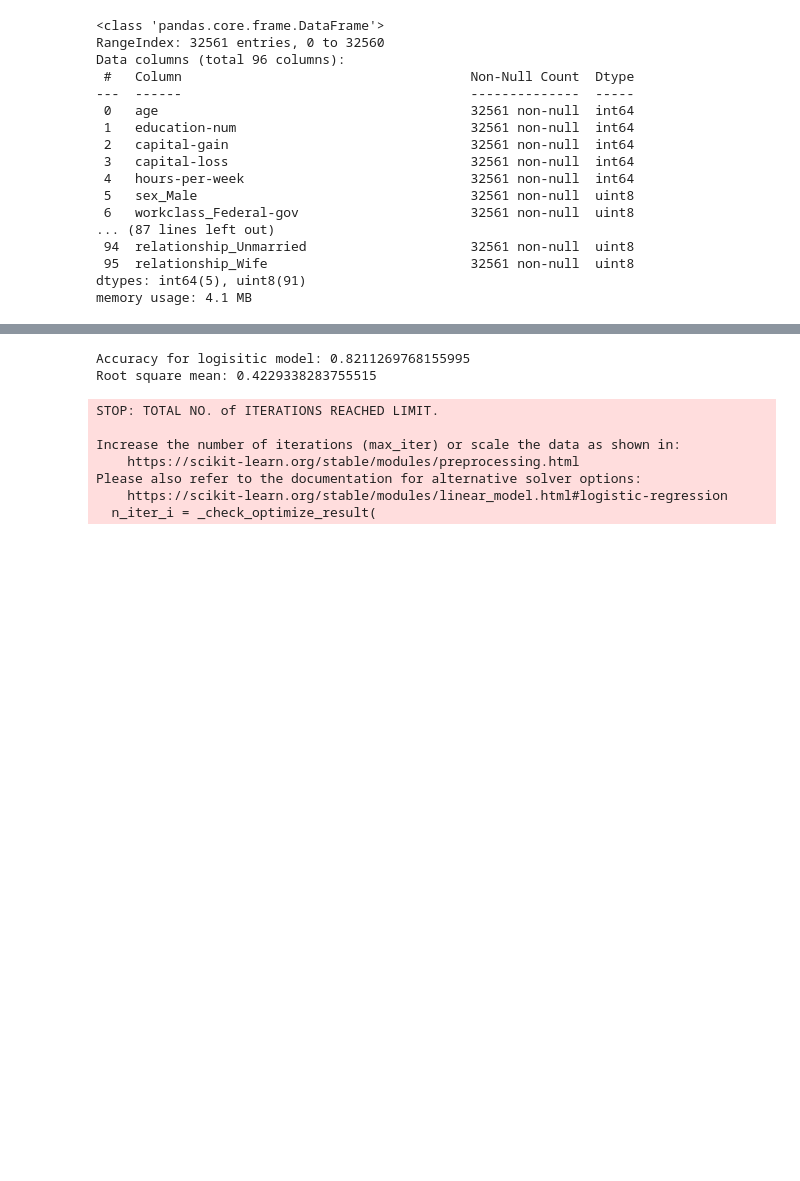
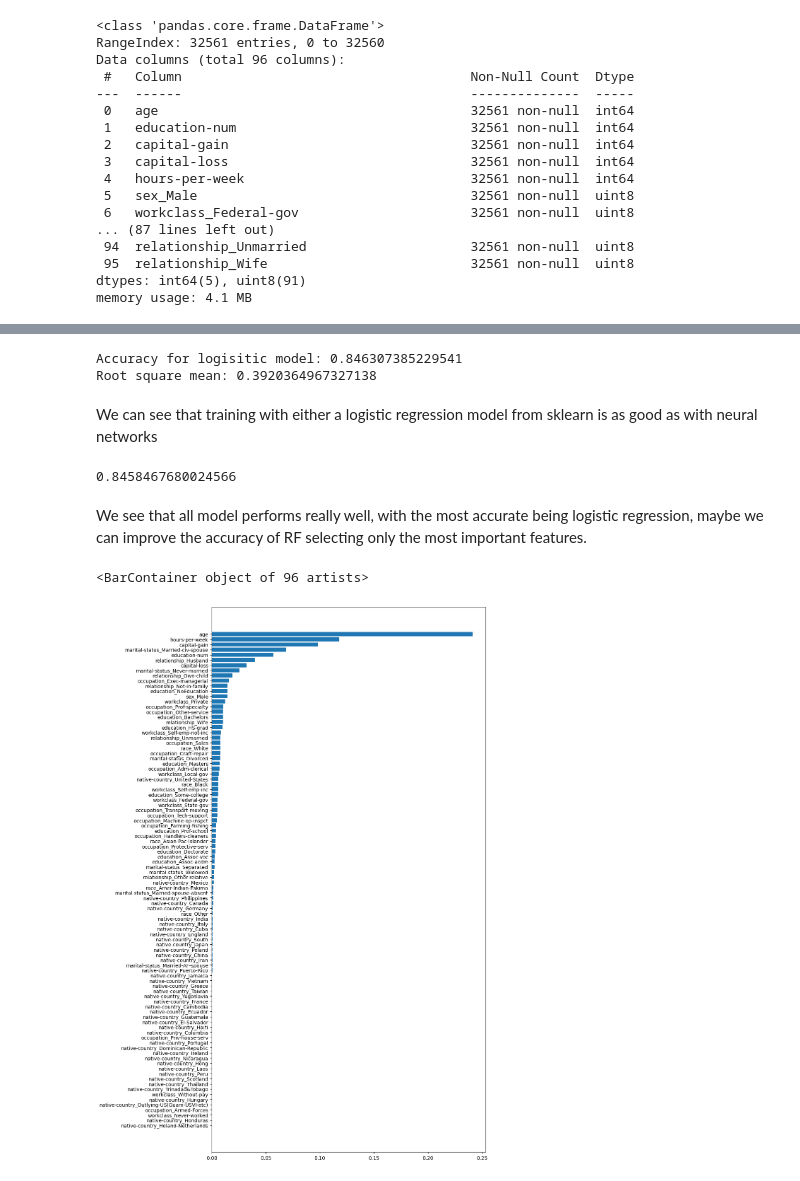
Before and after one commit to fujiemei04/ML, a Jupyter notebook: alta_data.ipynb, the cells around one changed output, grey strips where cells are left out. Cells and saved outputs as stored; diff of their text form; code cells hidden in the pictures; blank space fills up the shorter version.

```diff
--- a/alta_data.ipynb
+++ b/alta_data.ipynb
@@ -147,4 +148,6 @@ fit.
 # %%
+features = X.columns
+X_aux=X.copy()
 X = X.to_numpy()
 y = y.to_numpy()
 # %%
@@ -152,8 +155,9 @@ X_train, X_test, y_train, y_test = train_test_split(X, y, random_state=0, train_
 # %%
 model = Sequential([
     tf.keras.Input(shape=(96,)),
-    Dense(20,activation="sigmoid"),
+    Dense(20,activation="relu"),
     Dense(1,activation="sigmoid")
 
 ])
 model.compile(loss="binary_crossentropy",optimizer=tf.keras.optimizers.Adam(0.001),metrics=["accuracy"])
+model.fit(X_train,y_train,epochs=5)
@@ -179,17 +180,10 @@ score = model.evaluate(X_test,y_test)
 # %%
-model = LogisticRegression()
+model = LogisticRegression(max_iter=150,solver="newton-cg")
 model.fit(X_train, y_train)
 predictions = model.predict(X_test)
 rms = mean_squared_error(y_test, predictions, squared=False)
 print(f'Accuracy for logisitic model:', model.score(X_test, y_test))
 print(f'Root square mean:', rms)
 # %% [output]
-Accuracy for logisitic model: 0.8211269768155995
-Root square mean: 0.4229338283755515
+Accuracy for logisitic model: 0.846307385229541
+Root square mean: 0.3920364967327138
-STOP: TOTAL NO. of ITERATIONS REACHED LIMIT.
-
-Increase the number of iterations (max_iter) or scale the data as shown in:
-    https://scikit-learn.org/stable/modules/preprocessing.html
-Please also refer to the documentation for alternative solver options:
-    https://scikit-learn.org/stable/modules/linear_model.html#logistic-regression
-  n_iter_i = _check_optimize_result(
@@ -197,0 +190,18 @@ We can see that training with either a logistic regression model from sklearn is
+# %% [markdown]
+We can see that training with either a logistic regression model from sklearn is as good as with neural networks
+# %%
+model = RandomForestClassifier(n_estimators=200,criterion="entropy")
+model.fit(X_train,y_train)
+model.score(X_test,y_test)
+# %% [output]
+0.8458467680024566
+# %% [markdown]
+We see that all model performs really well, with the most accurate being logistic regression, maybe we can improve
+the accuracy of RF selecting only the most important features.
+# %%
+plt.figure(figsize=(10,20))
+sorted = model.feature_importances_.argsort()
+plt.barh(features[sorted], model.feature_importances_[sorted])
+# %% [output]
+<BarContainer object of 96 artists>
+[figure, added]
```
Also changed, not shown: parts of 10 cells of this notebook, 1 other file.
